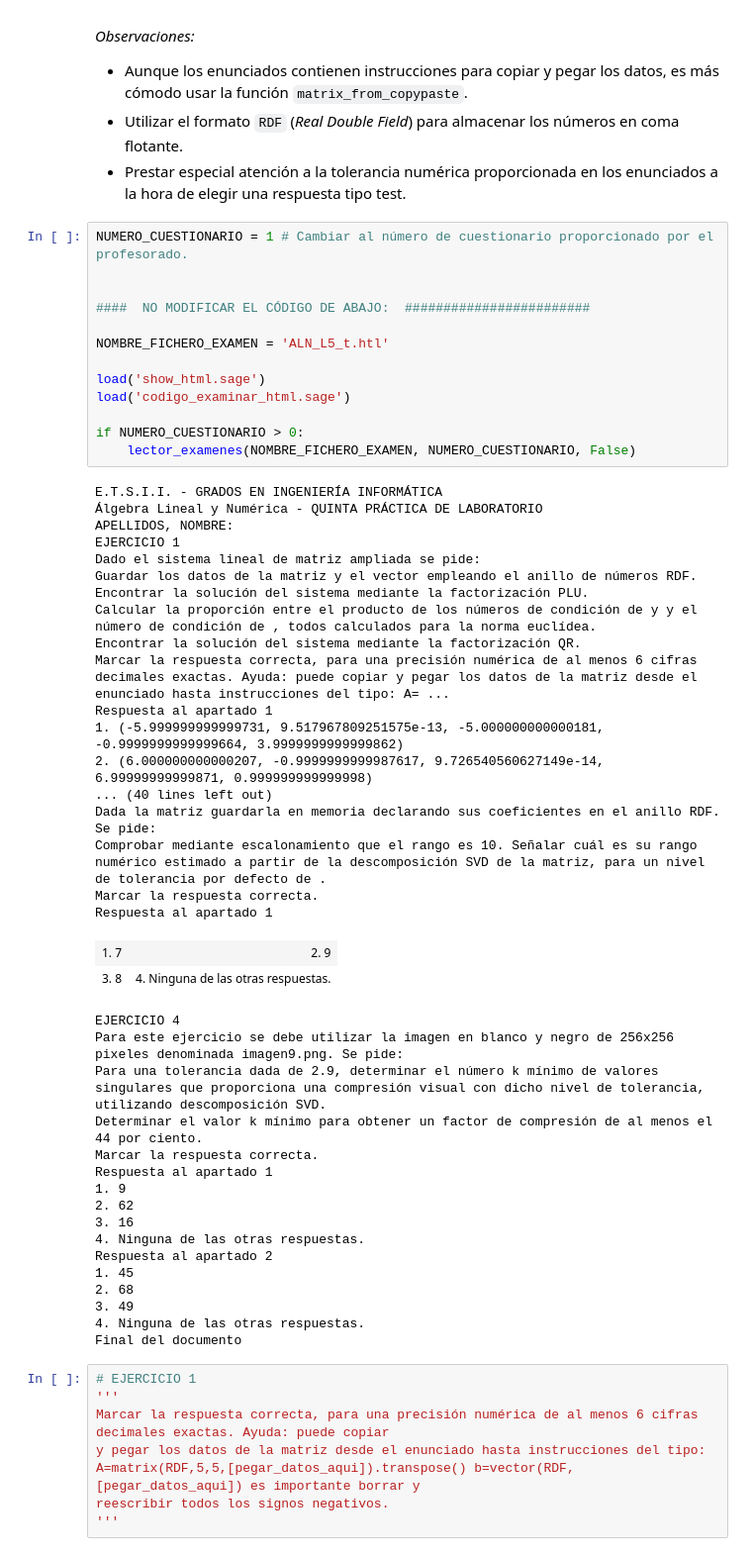
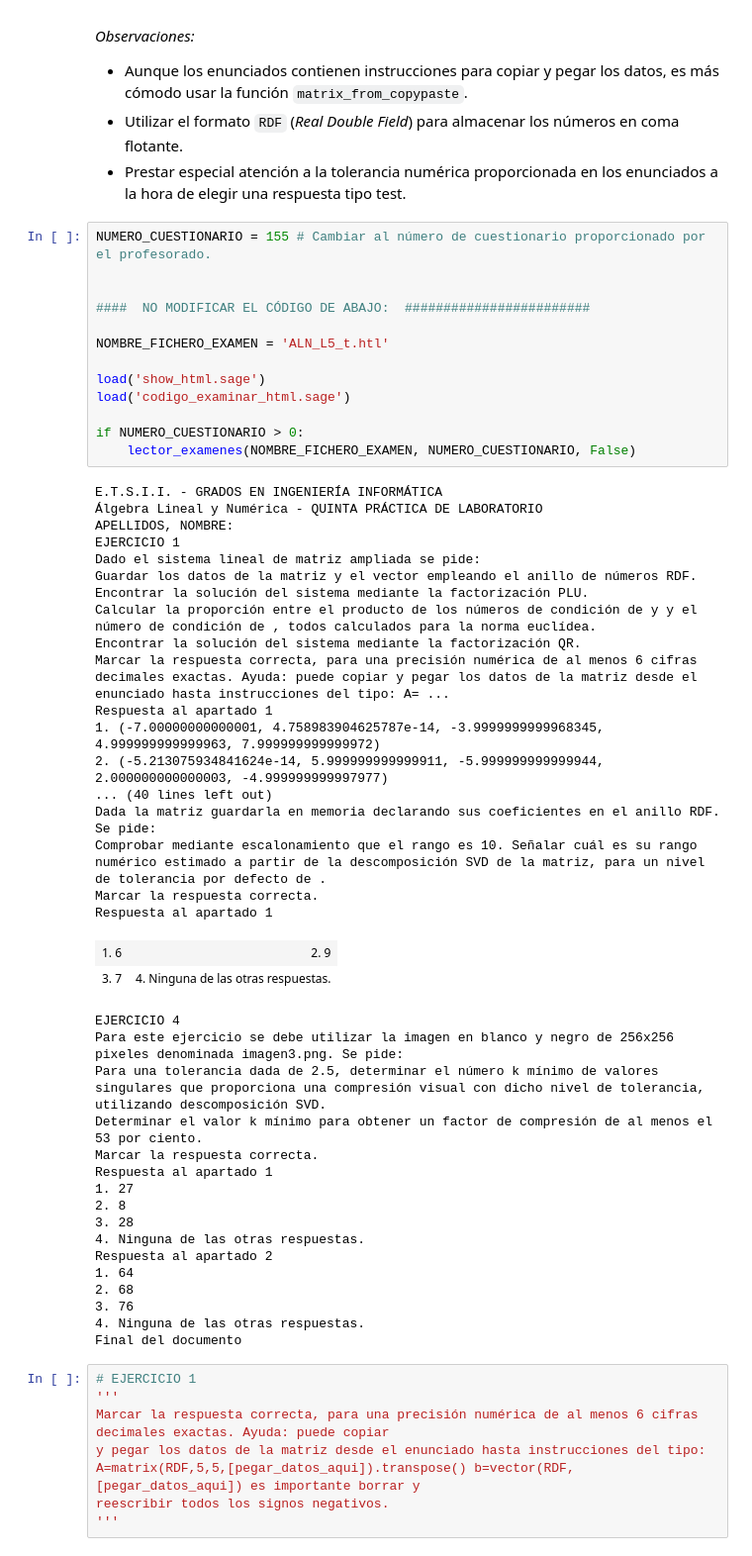
Before and after one commit to Fertry/SageMath_ALN, a Jupyter notebook: ALN-P5/ALN-PRACTICA5.ipynb, the cells around one changed output. Shown: that part at 99% size. Drawn from its saved outputs; the diff is of its cells as text.

```diff
--- a/ALN-P5/ALN-PRACTICA5.ipynb
+++ b/ALN-P5/ALN-PRACTICA5.ipynb
@@ -902,52 +902,52 @@ _Observaciones:_
 * Utilizar el formato `RDF` (*Real Double Field*) para almacenar los números en coma flotante.
 * Prestar especial atención a la tolerancia numérica proporcionada en los enunciados a la hora de elegir una respuesta tipo test.
 # %%
-NUMERO_CUESTIONARIO = 1 # Cambiar al número de cuestionario proporcionado por el profesorado.
+NUMERO_CUESTIONARIO = 155 # Cambiar al número de cuestionario proporcionado por el profesorado.
 
 
 ####  NO MODIFICAR EL CÓDIGO DE ABAJO:  ########################
 
 NOMBRE_FICHERO_EXAMEN = 'ALN_L5_t.htl'
 
 load('show_html.sage')
 load('codigo_examinar_html.sage')
 
 if NUMERO_CUESTIONARIO > 0:
     lector_examenes(NOMBRE_FICHERO_EXAMEN, NUMERO_CUESTIONARIO, False)
 # %% [output]
 E.T.S.I.I. - GRADOS EN INGENIERÍA INFORMÁTICA
 Álgebra Lineal y Numérica - QUINTA PRÁCTICA DE LABORATORIO
 APELLIDOS, NOMBRE:
 EJERCICIO 1
 Dado el sistema lineal de matriz ampliada se pide:
 Guardar los datos de la matriz y el vector empleando el anillo de números RDF. Encontrar la solución del sistema mediante la factorización PLU.
 Calcular la proporción entre el producto de los números de condición de y y el número de condición de , todos calculados para la norma euclídea.
 Encontrar la solución del sistema mediante la factorización QR.
 Marcar la respuesta correcta, para una precisión numérica de al menos 6 cifras decimales exactas. Ayuda: puede copiar y pegar los datos de la matriz desde el enunciado hasta instrucciones del tipo: A= ...
 Respuesta al apartado 1
-1. (-5.999999999999731, 9.517967809251575e-13, -5.000000000000181, -0.9999999999999664, 3.9999999999999862)
-2. (6.000000000000207, -0.9999999999987617, 9.726540560627149e-14, 6.99999999999871, 0.999999999999998)
+1. (-7.00000000000001, 4.758983904625787e-14, -3.9999999999968345, 4.999999999999963, 7.999999999999972)
+2. (-5.213075934841624e-14, 5.999999999999911, -5.999999999999944, 2.000000000000003, -4.999999999997977)
 ... (40 lines left out)
 Dada la matriz guardarla en memoria declarando sus coeficientes en el anillo RDF. Se pide:
 Comprobar mediante escalonamiento que el rango es 10. Señalar cuál es su rango numérico estimado a partir de la descomposición SVD de la matriz, para un nivel de tolerancia por defecto de .
 Marcar la respuesta correcta.
 Respuesta al apartado 1
-| 1. 7 | 2. 9 |
-| 3. 8 | 4. Ninguna de las otras respuestas. |
+| 1. 6 | 2. 9 |
+| 3. 7 | 4. Ninguna de las otras respuestas. |
 EJERCICIO 4
-Para este ejercicio se debe utilizar la imagen en blanco y negro de 256x256 pixeles denominada imagen9.png. Se pide:
-Para una tolerancia dada de 2.9, determinar el número k mínimo de valores singulares que proporciona una compresión visual con dicho nivel de tolerancia, utilizando descomposición SVD.
-Determinar el valor k mínimo para obtener un factor de compresión de al menos el 44 por ciento.
+Para este ejercicio se debe utilizar la imagen en blanco y negro de 256x256 pixeles denominada imagen3.png. Se pide:
+Para una tolerancia dada de 2.5, determinar el número k mínimo de valores singulares que proporciona una compresión visual con dicho nivel de tolerancia, utilizando descomposición SVD.
+Determinar el valor k mínimo para obtener un factor de compresión de al menos el 53 por ciento.
 Marcar la respuesta correcta.
 Respuesta al apartado 1
-1. 9
-2. 62
-3. 16
+1. 27
+2. 8
+3. 28
 4. Ninguna de las otras respuestas.
 Respuesta al apartado 2
-1. 45
+1. 64
 2. 68
-3. 49
+3. 76
 4. Ninguna de las otras respuestas.
 Final del documento
 # %%
```
Also changed, not shown: parts of 26 cells of this notebook, 1 other file.
